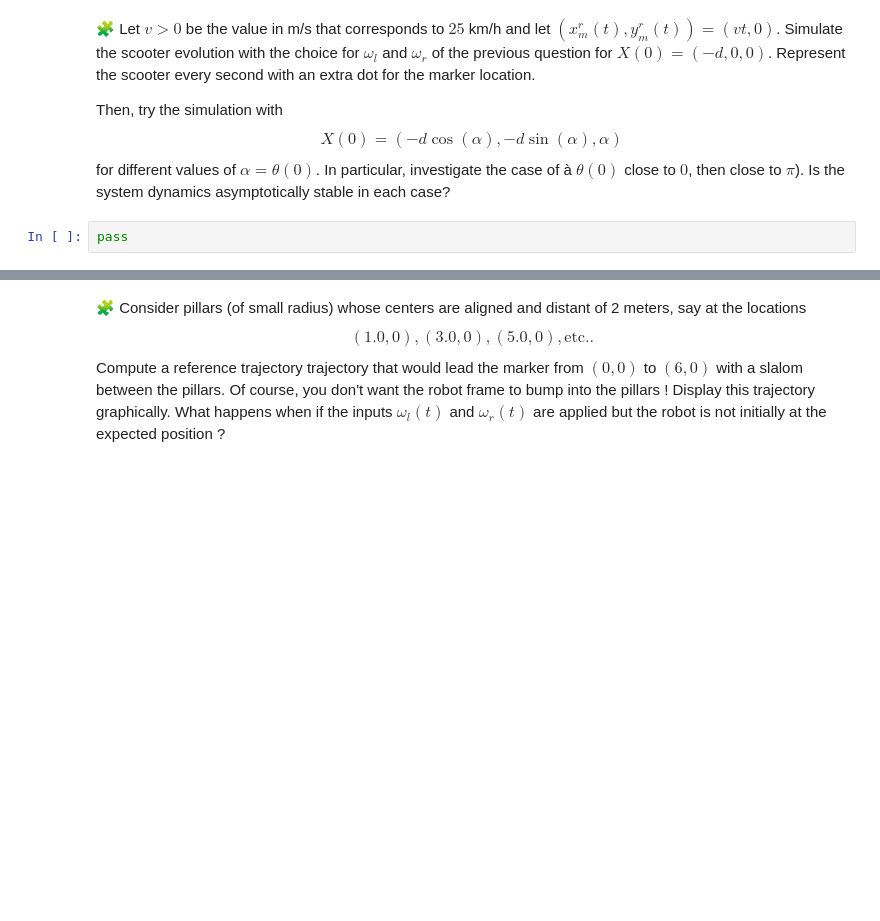
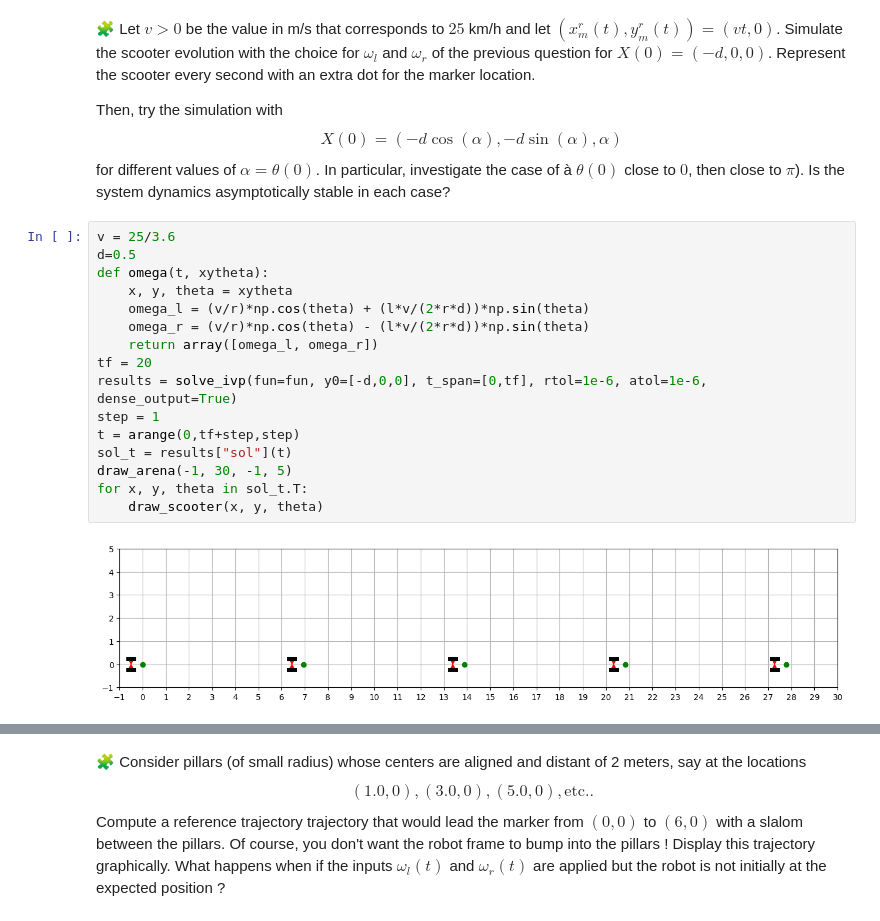
Before and after one commit to DohaJouay/control-engineering-with-python-project-2023-2024, a Jupyter notebook: Project-part-3.ipynb, the cells around one changed output, grey strips where cells are left out. Cells and saved outputs as stored; diff of their text form; blank space fills up the shorter version.

```diff
--- a/Project-part-3.ipynb
+++ b/Project-part-3.ipynb
@@ -1328,5 +1326,21 @@ $$
 X(0) = (-d\cos(\alpha), -d\sin(\alpha), \alpha)
 $$
 for different values of $\alpha = \theta(0)$. In particular, investigate the case of à $\theta(0)$ close to $0$, then close to $\pi$). Is the system dynamics asymptotically stable in each case?
-# %%
-pass
+# %%
+v = 25/3.6
+d=0.5
+def omega(t, xytheta):
+    x, y, theta = xytheta
+    omega_l = (v/r)*np.cos(theta) + (l*v/(2*r*d))*np.sin(theta)
+    omega_r = (v/r)*np.cos(theta) - (l*v/(2*r*d))*np.sin(theta)
+    return array([omega_l, omega_r])
+tf = 20
+results = solve_ivp(fun=fun, y0=[-d,0,0], t_span=[0,tf], rtol=1e-6, atol=1e-6, dense_output=True)
+step = 1
+t = arange(0,tf+step,step)
+sol_t = results["sol"](t)
+draw_arena(-1, 30, -1, 5)
+for x, y, theta in sol_t.T:
+    draw_scooter(x, y, theta)
+# %% [output]
+[figure, added]
```
Also changed, not shown: parts of 6 cells of this notebook.
